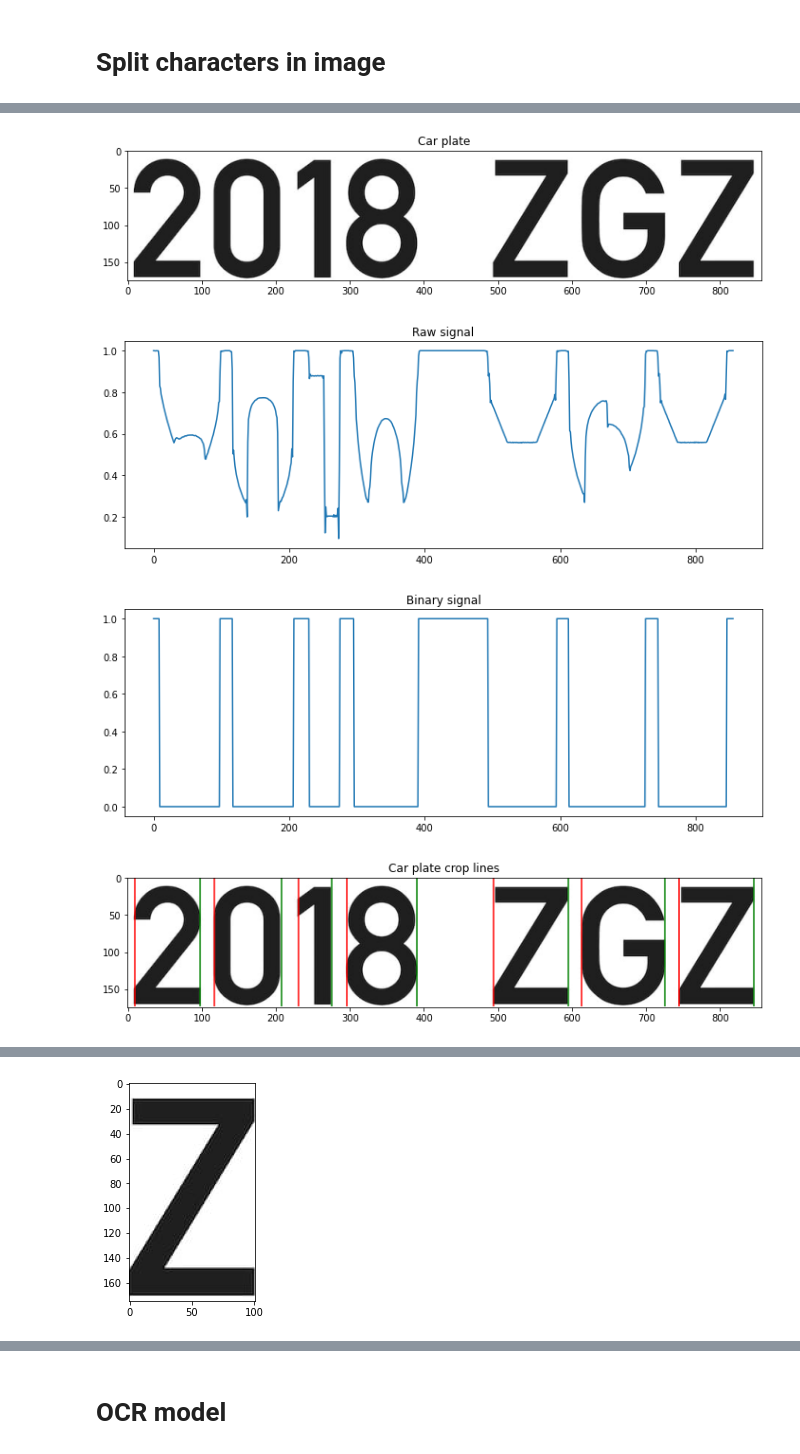
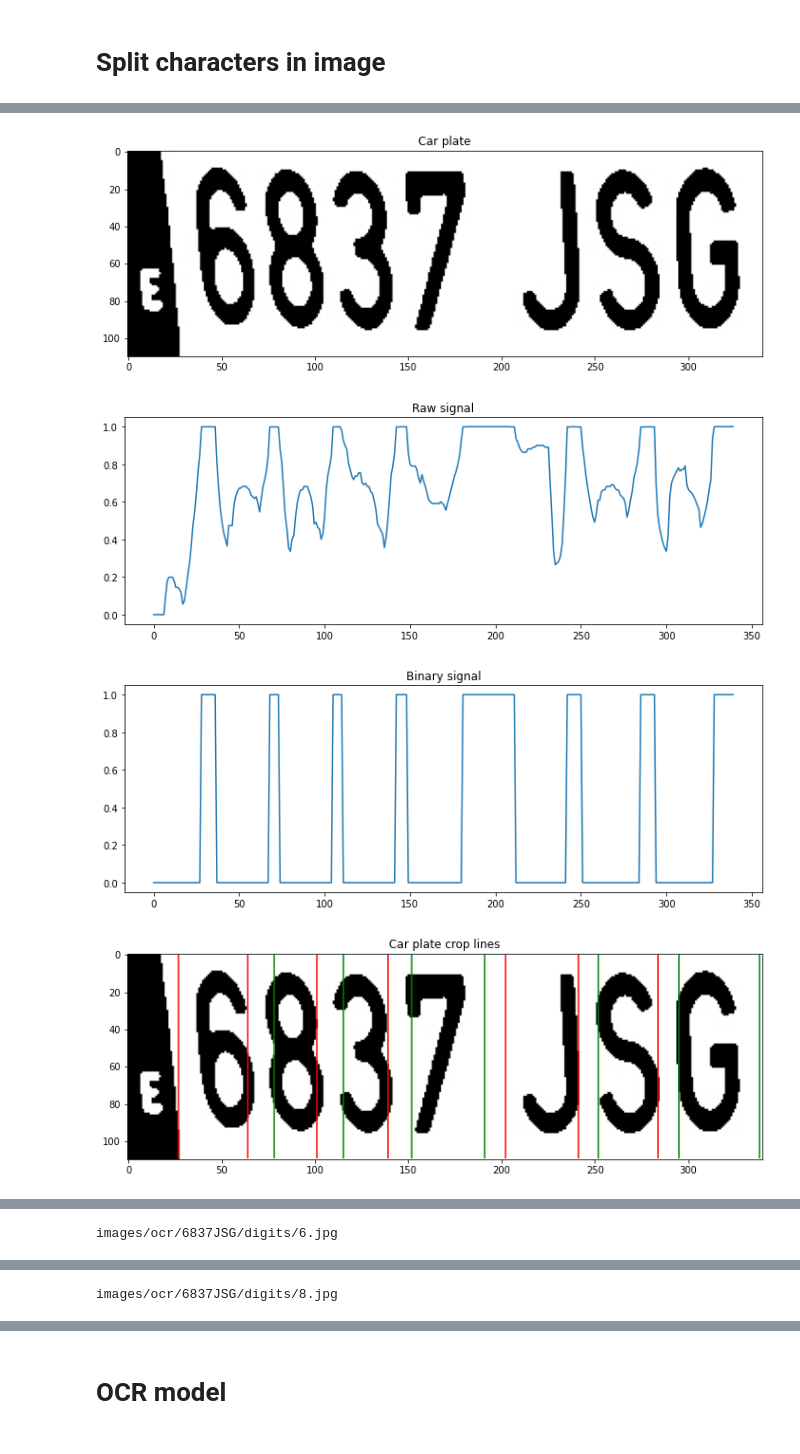
Before and after one commit to IararIV/mapsv-anpr, a Jupyter notebook: OCR.ipynb, the cells around one changed output, grey strips where cells are left out. Drawn from its saved outputs; the diff is of its cells as text; code cells hidden in the pictures.

Commit message:
Segmentation and ocr split data Updated OCR code --> capable of separating characters Tested model with EMNIST, but font is different, so it's not a good idea

```diff
--- a/OCR.ipynb
+++ b/OCR.ipynb
@@ -39,13 +41,13 @@ def show_signal(signal: np.array, title: Optional[Text] = "", figsize: Optional[
     plt.plot(signal)
     plt.show()
 
-def image2signal(image: np.array) -> np.array:
-    return image.mean(axis=0)
+def image2signal(image: np.array, axis = 0) -> np.array:
+    return image.mean(axis=axis)
 
 def binarize_signal(signal: np.array,  threshold = 0.9) -> np.array:
     return (signal > threshold).astype(np.uint8)
 
-def get_crop_keypoints(signal: np.array) -> List[Tuple[Number]]:
+def get_crop_keypoints(signal: np.array, padding = 0) -> List[Tuple[Number]]:
     kernel_left = [-1, 1]
     kernel_right = [1, -1]
     signal_diff_left = convolve(signal, kernel_left)
@@ -55,8 +57,12 @@ def get_crop_keypoints(signal: np.array) -> List[Tuple[Number]]:
     # filter extreme points
     kp = 8
     left_kp = np.argpartition(signal_diff_left, -kp)[-kp:]
+    left_kp = left_kp - padding
+    left_kp[left_kp < 0] = 0
     left_kp = sorted(left_kp)[:-1]
     right_kp = np.argpartition(signal_diff_right, -kp)[-kp:]
+    right_kp = right_kp + padding
+    right_kp[right_kp > len(signal)] = len(signal)
     right_kp = sorted(right_kp)[1:]
 
     return list(map(lambda x: tuple(x), zip(left_kp, right_kp)))
@@ -64,9 +70,9 @@ def get_crop_keypoints(signal: np.array) -> List[Tuple[Number]]:
 def get_cropped_images(image: np.array, crop_keypoints: List[Tuple[Number]]) -> List[np.array]:
     return [image[:, kp[0]:kp[1]] for kp in crop_keypoints]
 
-def get_characters_from_plate(image: np.array, threshold = 0.9) -> List[np.array]:
+def get_characters_from_plate(image: np.array, threshold = 0.9, padding = 0) -> List[np.array]:
     raw_signal = image2signal(image)
     binary_signal = binarize_signal(raw_signal, threshold)
-    crop_kp = get_crop_keypoints(binary_signal)
+    crop_kp = get_crop_keypoints(binary_signal, padding)
     character_image_list = get_cropped_images(image, crop_kp)
     return character_image_list
@@ -73,21 +121,35 @@ def get_characters_from_plate(image: np.array, threshold = 0.9) -> List[np.array
 # %%
-def main():
-    image_path = Path("images/segmentation/2018_zgz_segmentation_test.png")
-    image = load_image(image_path)
-    show_image(image, title="Car plate")
-    raw_signal = image2signal(image)
-    binary_signal = binarize_signal(raw_signal)
-    show_signal(raw_signal, "Raw signal")
-    show_signal(binary_signal, "Binary signal")
-    crop_kp = get_crop_keypoints(binary_signal)
-    show_image(image, keypoints=crop_kp, title="Car plate crop lines")
-    character_image_list = get_cropped_images(image, crop_kp)
-    for char_image in character_image_list:
-        show_image(char_image, figsize=(6,4))
+image_file = "6837JSG_segmentation.jpg" #6837JSG
+text = image_file.split("_")[0]
+image_path = Path("images/segmentation") / image_file
 
-main()
+image = load_image(image_path)
+show_image(image, title="Car plate")
+raw_signal = image2signal(image)
+binary_signal = binarize_signal(raw_signal, threshold=0.95)
+show_signal(raw_signal, "Raw signal")
+show_signal(binary_signal, "Binary signal")
+padding = 10
+crop_kp = get_crop_keypoints(binary_signal, padding)
+show_image(image, keypoints=crop_kp, title="Car plate crop lines")
+character_image_list = get_cropped_images(image, crop_kp)
+char_list = [c for c in text]
+# os.mkdir(f"images/ocr/{text}")
+# os.mkdir(f"images/ocr/{text}/digits/")
+# os.mkdir(f"images/ocr/{text}/chars/")
+for n, char_image in enumerate(character_image_list):
+    show_image(char_image, figsize=(6,4))
+    char_image = np.array(Image.fromarray(char_image).resize((28,28)))
+    t = skimage.filters.threshold_otsu(char_image)
+    image_bin = 255 * (char_image < t).astype(np.int32)
+    if n <= 3:
+        print(f"images/ocr/{text}/digits/" + char_list[n] + ".jpg")
+        #cv2.imwrite(f"images/ocr/{text}/digits/" + str(n) + "_" + char_list[n] + ".jpg", image_bin)
+    else:
+        print(f"images/ocr/{text}/chars/" + char_list[n] + ".jpg")
+        #cv2.imwrite(f"images/ocr/{text}/chars/" + str(n) + "_" + char_list[n] + ".jpg", image_bin)
 # %% [output]
-[figure, old version]
+[figure, new version]
-[figure, old version]
+[figure, new version]
-[figure, old version]
+[figure, new version]
-[figure, old version]
+[figure, new version]
@@ -94,0 +157 @@ main()
+images/ocr/6837JSG/digits/6.jpg
@@ -95,0 +159 @@ main()
+images/ocr/6837JSG/digits/8.jpg
@@ -98 +162,0 @@ main()
-[figure, removed]
```
Also changed, not shown: parts of 29 cells of this notebook, 56 other files.
